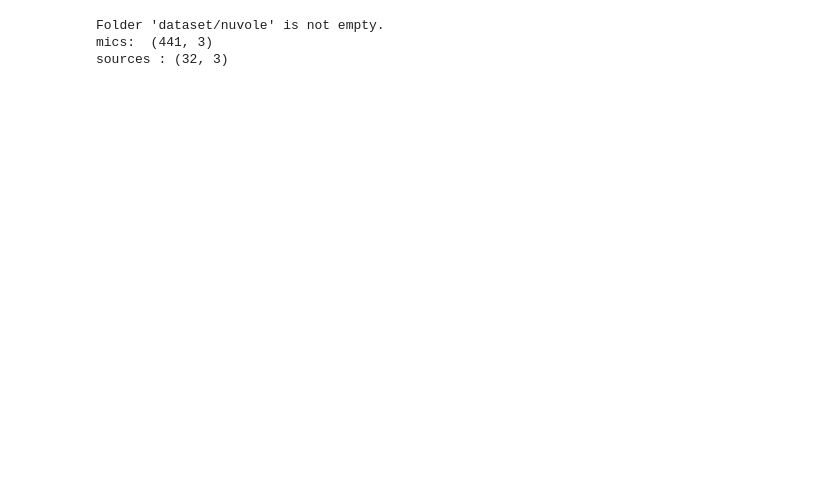
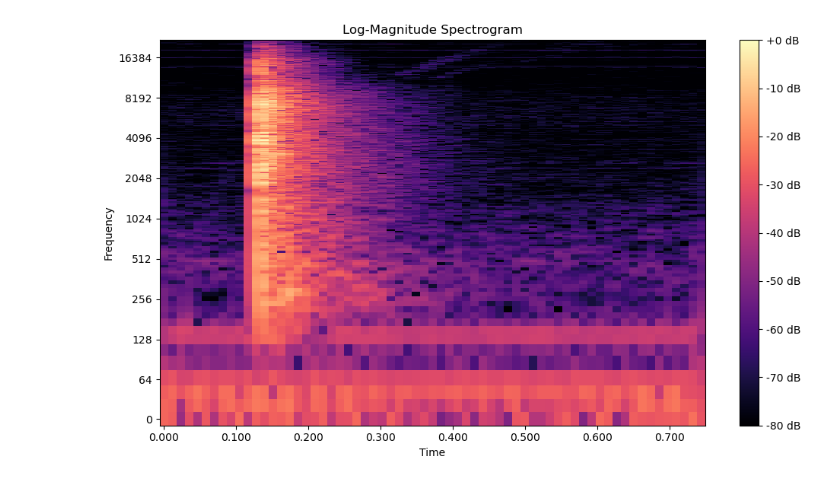
Before and after one commit to DavideNale/NAF, a Jupyter notebook: data_maker.ipynb, the cells around one changed output. Saved outputs shown, nothing was run; the diff lists cells and outputs as text; code cells hidden in the pictures; blank space fills up the shorter version.

```diff
--- a/data_maker.ipynb
+++ b/data_maker.ipynb
@@ -20,3 +32,23 @@ torch.manual_seed(0)
+# %%
+
+spec = spectrograms[12,100,:]
+
+
+# Compute the spectrogram using librosa
+n_fft = 2048  # Number of FFT points
+hop_length = 512  # Hop length (stride) between consecutive frames
+
+
+plt.figure(figsize=(10, 6))
+librosa.display.specshow(spec, sr=44100, hop_length=hop_length, x_axis='time', y_axis='log')
+plt.colorbar(format='%+2.0f dB')
+plt.title('Log-Magnitude Spectrogram')
+plt.xlabel('Time')
+plt.ylabel('Frequency')
+plt.tight_layout()
+plt.show()
+# %% [output]
+[figure, added]
 # %%
 file_name = 'nuvole.mp3'
 
@@ -35,7 +67,7 @@ else:
     else:
         print(f"Folder '{folder_path}' is not empty.")
 
-raw_data_path = Path('raw_data/mesh_rir/')
+raw_data_path = Path('mesh_rir/')
 
 inputPath = raw_data_path.joinpath('S32-M441_npy')
 
@@ -44,7 +76,3 @@ samplerate = 48000
 
 print('mics: ', posMic.shape)
 print('sources :', posSrc.shape)
-# %% [output]
-Folder 'dataset/nuvole' is not empty.
-mics:  (441, 3)
-sources : (32, 3)
```
Also changed, not shown: parts of 7 cells of this notebook, 7 other files.
